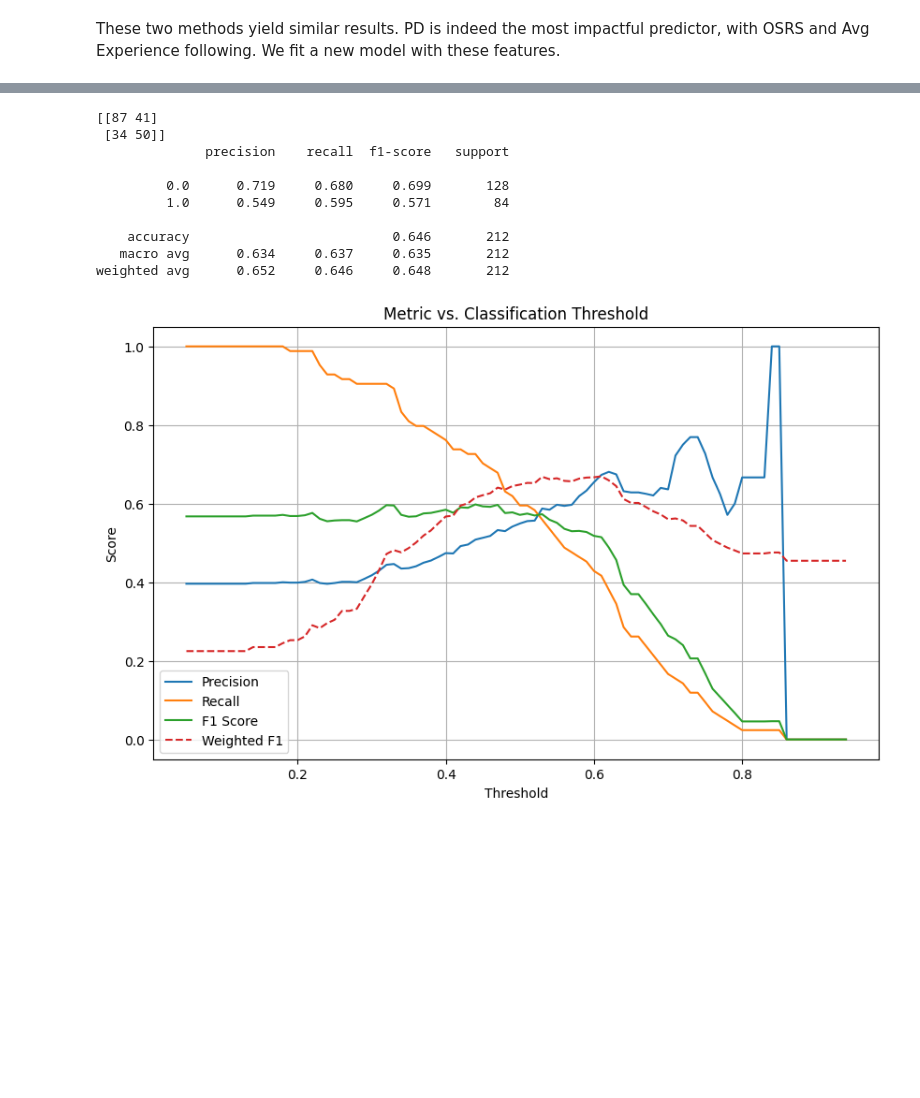
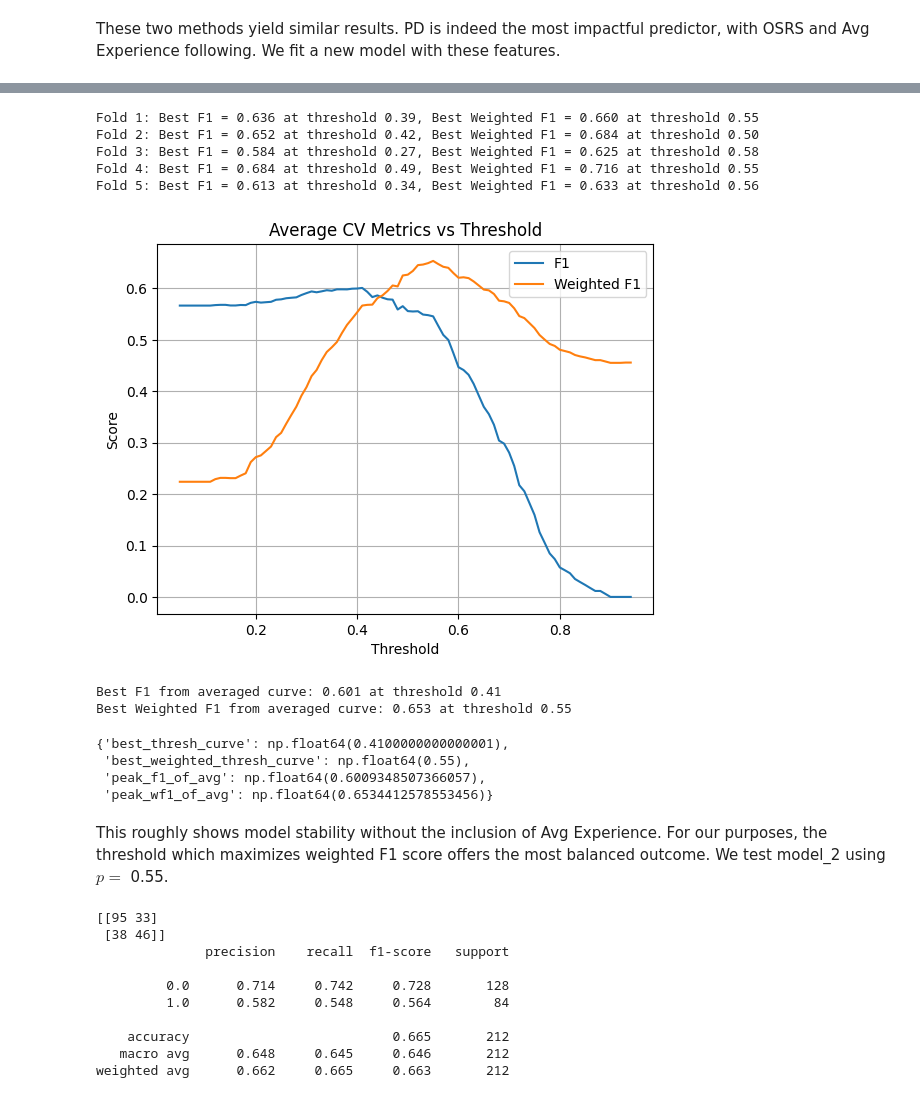
Before and after one commit to crdurham/nfl_playoff_predictor, a Jupyter notebook: notebooks/nfl_playoff_predictor.ipynb, the cells around one changed output, grey strips where cells are left out. Saved outputs shown, nothing was run; the diff lists cells and outputs as text; code cells hidden in the pictures; blank space fills up the shorter version.

```diff
--- a/notebooks/nfl_playoff_predictor.ipynb
+++ b/notebooks/nfl_playoff_predictor.ipynb
@@ -263,19 +285,38 @@ Generalized Linear Model Regression Results
+# %%
+X_2 = X_1[['PD', 'OSRS']]
+X_2_train, X_2_test, y_train, y_test = train_test_split(X_2, y, test_size=0.2,
+                                                         stratify=y, random_state=42)
+model_2 = fit_weighted_log(X_2_train, y_train)
+# %%
+CV_threshold_tuning_statsmodels(X_2_train, y_train, plot=True)
+# %% [output]
+Fold 1: Best F1 = 0.636 at threshold 0.39, Best Weighted F1 = 0.660 at threshold 0.55
+Fold 2: Best F1 = 0.652 at threshold 0.42, Best Weighted F1 = 0.684 at threshold 0.50
+Fold 3: Best F1 = 0.584 at threshold 0.27, Best Weighted F1 = 0.625 at threshold 0.58
+Fold 4: Best F1 = 0.684 at threshold 0.49, Best Weighted F1 = 0.716 at threshold 0.55
+Fold 5: Best F1 = 0.613 at threshold 0.34, Best Weighted F1 = 0.633 at threshold 0.56
+[figure, added]
+Best F1 from averaged curve: 0.601 at threshold 0.41
+Best Weighted F1 from averaged curve: 0.653 at threshold 0.55
+{'best_thresh_curve': np.float64(0.4100000000000001),
+ 'best_weighted_thresh_curve': np.float64(0.55),
+ 'peak_f1_of_avg': np.float64(0.6009348507366057),
+ 'peak_wf1_of_avg': np.float64(0.6534412578553456)}
+# %% [markdown]
+This roughly shows model stability without the inclusion of Avg Experience. For our purposes, the threshold which maximizes weighted F1 score offers the most balanced outcome. We test model_2 using $p=$ 0.55.
 # %%
-permormance_metrics = confusion_matrix_and_classification_rep(model_1, X_1_test, y_test=y_test)
-print(permormance_metrics[0])
-print(permormance_metrics[1])
+performance = confusion_matrix_and_classification_rep(model_2, X_2_test, y_test, threshold=0.55)
+
+print(performance[0])
+print(performance[1])
 # %% [output]
-[[87 41]
- [34 50]]
+[[95 33]
+ [38 46]]
               precision    recall  f1-score   support
 
-         0.0      0.719     0.680     0.699       128
-         1.0      0.549     0.595     0.571        84
+         0.0      0.714     0.742     0.728       128
+         1.0      0.582     0.548     0.564        84
 
-    accuracy                          0.646       212
-   macro avg      0.634     0.637     0.635       212
-weighted avg      0.652     0.646     0.648       212
+    accuracy                          0.665       212
+   macro avg      0.648     0.645     0.646       212
+weighted avg      0.662     0.665     0.663       212
-# %%
-threshold_tuning_plot(y_test,model_1.predict(X_1_test))
-# %% [output]
-[figure, removed]
```
Also changed, not shown: parts of 17 cells of this notebook, 1 other file.
